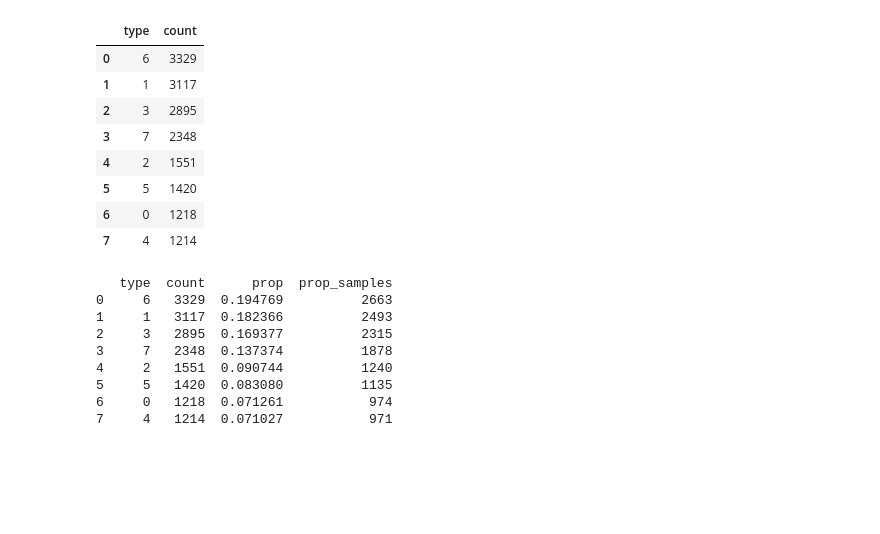
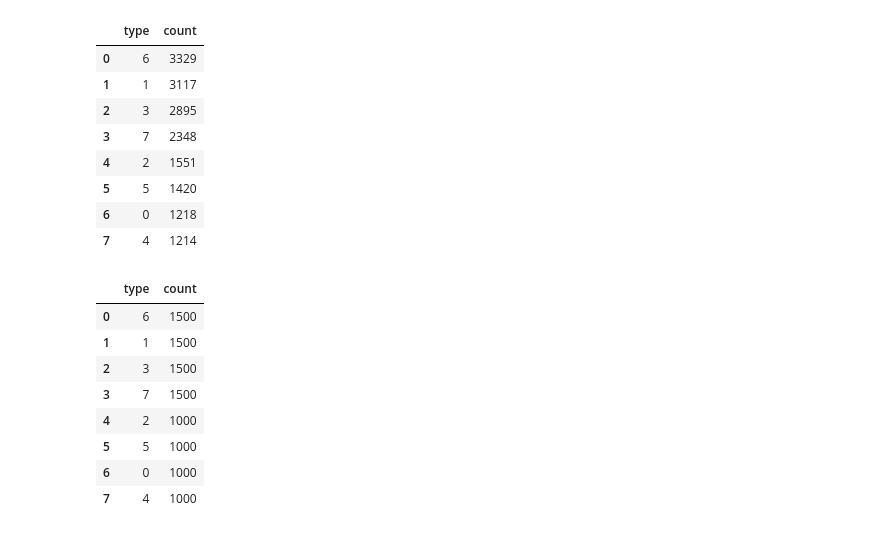
Before and after one commit to amayjain/Bloodcells, a Jupyter notebook: Backup.ipynb, the cells around one changed output. Saved outputs shown, nothing was run; the diff lists cells and outputs as text; code cells hidden in the pictures; blank space fills up the shorter version.

```diff
--- a/Backup.ipynb
+++ b/Backup.ipynb
@@ -88,31 +88,43 @@ category_counts
 # %%
 # Weighted Sampling
 
 # high representation - types 1, 3, 6, 7 (sample 1500)
 # low representation - types 0, 2, 4, 5 (sample 1000)
 
 df_weighted_sampling_train = df[df['type'] == 6].sample(1500)
 
 for i in range(1, len(category_counts)):
 
     type = category_counts['type'][i]
 
     if category_counts['count'][i] >= 2000:
         add_samples = df[df['type'] == type].sample(1500)
     else:
         add_samples = df[df['type'] == type].sample(1000)
 
     df_weighted_sampling_train = pd.concat([df_weighted_sampling_train, add_samples])
 
 df_weighted_sampling_test = df[~df['images'].isin(df_weighted_sampling_train['images'])]
 
-weighted_sampling_train = np.array(
-    [np.array(Image.open('bloodcells_dataset/All_Images/' + image).resize((300, 300))) for image in df_weighted_sampling_train['images']]
-)
+df_weighted_sampling_train["type"].value_counts().reset_index(name = "count")
 
-weighted_sampling_test = np.array(
-    [np.array(Image.open('bloodcells_dataset/All_Images/' + image).resize((300, 300))) for image in df_weighted_sampling_test['images']]
-)
+#weighted_sampling_train = np.array(
+    #[np.array(Image.open('bloodcells_dataset/All_Images/' + image).resize((300, 300))) for image in df_weighted_sampling_train['images']]
+#)
+
+#weighted_sampling_test = np.array(
+    #[np.array(Image.open('bloodcells_dataset/All_Images/' + image).resize((300, 300))) for image in df_weighted_sampling_test['images']]
+#)
+# %% [output]
+|  | type | count |
+| 0 | 6 | 1500 |
+| 1 | 1 | 1500 |
+| 2 | 3 | 1500 |
+| 3 | 7 | 1500 |
+| 4 | 2 | 1000 |
+| 5 | 5 | 1000 |
+| 6 | 0 | 1000 |
+| 7 | 4 | 1000 |
 # %%
 # Proportional Sampling
 
@@ -136,20 +148,10 @@ for i in range(1, len(category_counts)):
 
 df_prop_sampling_test = df[~df['images'].isin(df_prop_sampling_train['images'])]
 
-weighted_prop_train = np.array(
-    [np.array(Image.open('bloodcells_dataset/All_Images/' + image).resize((300, 300))) for image in df_prop_sampling_train['images']]
-)
+# weighted_prop_train = np.array(
+#     [np.array(Image.open('bloodcells_dataset/All_Images/' + image).resize((300, 300))) for image in df_prop_sampling_train['images']]
+# )
 
-weighted_prop_test = np.array(
-    [np.array(Image.open('bloodcells_dataset/All_Images/' + image).resize((300, 300))) for image in df_prop_sampling_test['images']]
-)
+# weighted_prop_test = np.array(
+#     [np.array(Image.open('bloodcells_dataset/All_Images/' + image).resize((300, 300))) for image in df_prop_sampling_test['images']]
+# )
-# %% [output]
-   type  count      prop  prop_samples
-0     6   3329  0.194769          2663
-1     1   3117  0.182366          2493
-2     3   2895  0.169377          2315
-3     7   2348  0.137374          1878
-4     2   1551  0.090744          1240
-5     5   1420  0.083080          1135
-6     0   1218  0.071261           974
-7     4   1214  0.071027           971
```
Also changed, not shown: parts of 4 cells of this notebook.
